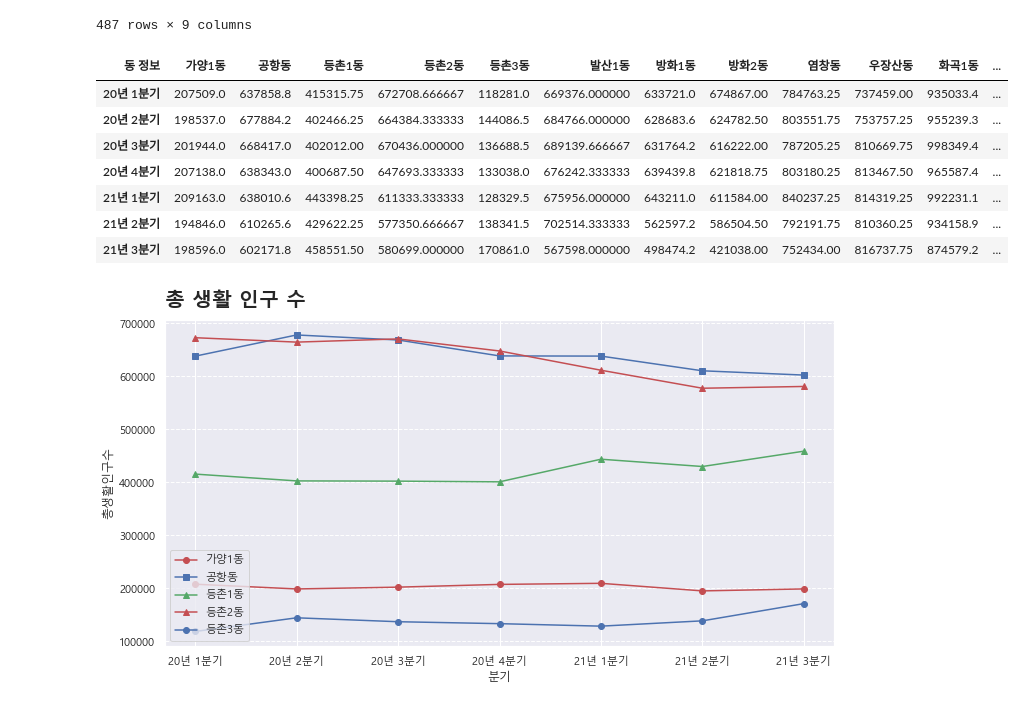
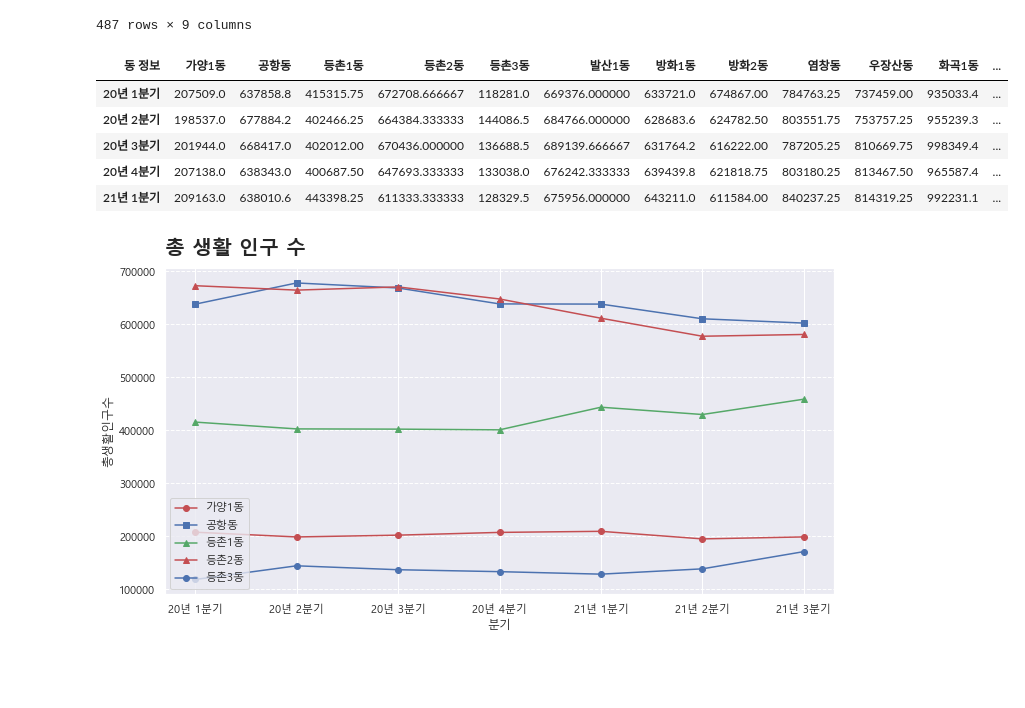
Before and after one commit to rootofdata/Sidewalk-Trash-Bins_CCTV, a Jupyter notebook: (시각화)분기별 생활인구수.ipynb, the cells around one changed output. Cells and saved outputs as stored; diff of their text form; code cells hidden in the pictures; blank space fills up the shorter version.

```diff
--- a/(시각화)분기별 생활인구수.ipynb
+++ b/(시각화)분기별 생활인구수.ipynb
@@ -74,23 +74,21 @@ df21_3=up(df21_3,'21년 3분기')
 # %%
 df_list=[df20_1,df20_2,df20_3,df20_4,df21_1,df21_2,df21_3]
 df_all=pd.concat(df_list,axis=1)
 subset=df20_1[['동 정보']]
 df_all=df_all.drop(df_all.columns[[2,4,6]],axis=1)
 #subset=df_all[['동 정보','201','202','203','204','211','212','213']]
 #subset
 df_all=subset.join(df_all,how='inner')
 df_all.set_index('동 정보',inplace=True)
 df_all=df_all.T
-df_all
+df_all.head()
 # %% [output]
 | 동 정보 | 가양1동 | 공항동 | 등촌1동 | 등촌2동 | 등촌3동 | 발산1동 | 방화1동 | 방화2동 | 염창동 | 우장산동 | 화곡1동 | ... |
 | 20년 1분기 | 207509.0 | 637858.8 | 415315.75 | 672708.666667 | 118281.0 | 669376.000000 | 633721.0 | 674867.00 | 784763.25 | 737459.00 | 935033.4 | ... |
 | 20년 2분기 | 198537.0 | 677884.2 | 402466.25 | 664384.333333 | 144086.5 | 684766.000000 | 628683.6 | 624782.50 | 803551.75 | 753757.25 | 955239.3 | ... |
 | 20년 3분기 | 201944.0 | 668417.0 | 402012.00 | 670436.000000 | 136688.5 | 689139.666667 | 631764.2 | 616222.00 | 787205.25 | 810669.75 | 998349.4 | ... |
 | 20년 4분기 | 207138.0 | 638343.0 | 400687.50 | 647693.333333 | 133038.0 | 676242.333333 | 639439.8 | 621818.75 | 803180.25 | 813467.50 | 965587.4 | ... |
 | 21년 1분기 | 209163.0 | 638010.6 | 443398.25 | 611333.333333 | 128329.5 | 675956.000000 | 643211.0 | 611584.00 | 840237.25 | 814319.25 | 992231.1 | ... |
-| 21년 2분기 | 194846.0 | 610265.6 | 429622.25 | 577350.666667 | 138341.5 | 702514.333333 | 562597.2 | 586504.50 | 792191.75 | 810360.25 | 934158.9 | ... |
-| 21년 3분기 | 198596.0 | 602171.8 | 458551.50 | 580699.000000 | 170861.0 | 567598.000000 | 498474.2 | 421038.00 | 752434.00 | 816737.75 | 874579.2 | ... |
 # %%
 fig=plt.figure(figsize=(12,6))
 index=df_all.index
```
Also changed, not shown: 2 other files.
